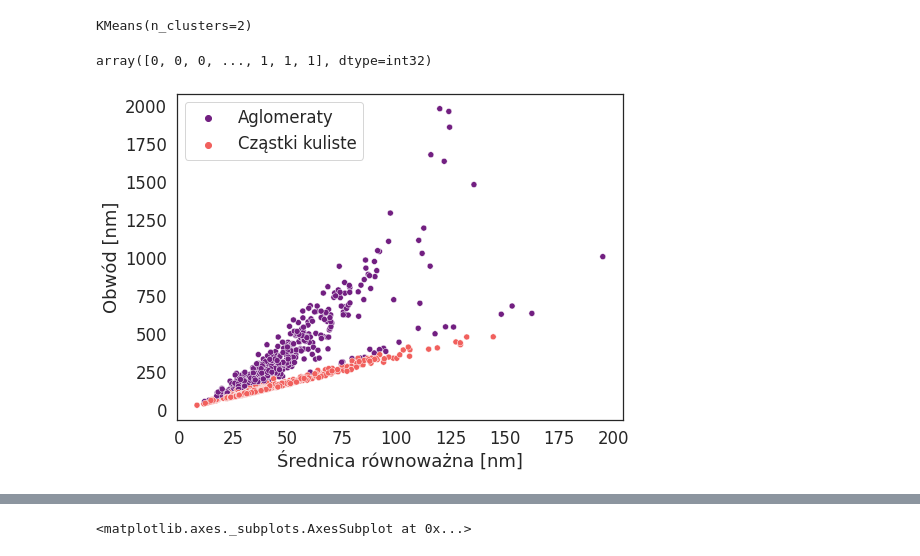
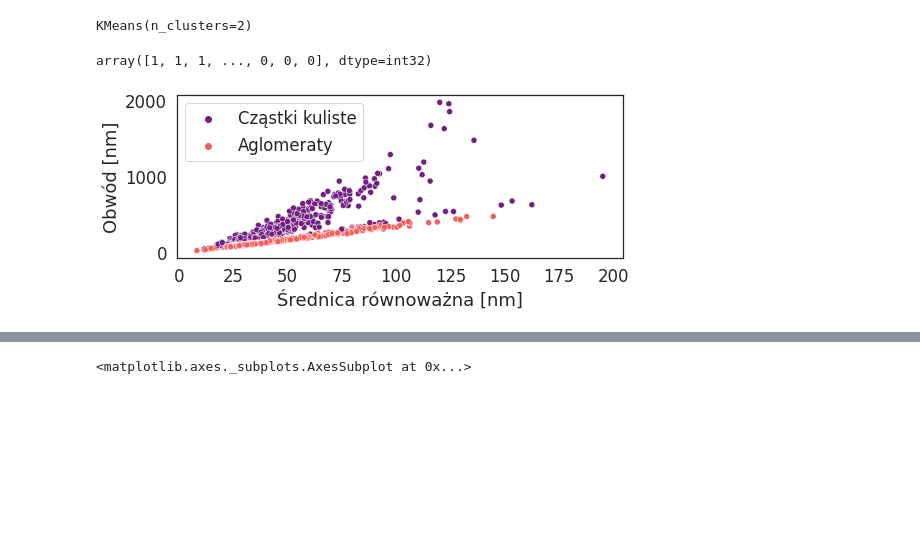
Before and after one commit to kozz84/particle_analysis, a Jupyter notebook: Size_distribution_100Hz_kmeans.ipynb, the cells around one changed output, grey strips where cells are left out. Saved outputs shown, nothing was run; the diff lists cells and outputs as text; code cells hidden in the pictures; blank space fills up the shorter version.

```diff
--- a/Size_distribution_100Hz_kmeans.ipynb
+++ b/Size_distribution_100Hz_kmeans.ipynb
@@ -88,3 +90,10 @@ kmeans = KMeans(init="k-means++", n_clusters=2, n_init=10)
+# %%
+kmeans = SpectralClustering(
+                        n_clusters=2,
+                            affinity='nearest_neighbors',
+                            assign_labels='kmeans',
+                            random_state=32
+                            )
 # %%
 kmeans.fit(df_kcluster_scaled)
 # %% [output]
@@ -94,19 +103,19 @@ KMeans(n_clusters=2)
 # %%
 kmeans.labels_
 # %% [output]
-array([0, 0, 0, ..., 1, 1, 1], dtype=int32)
+array([1, 1, 1, ..., 0, 0, 0], dtype=int32)
 # %%
 df_kcluster['grupa_klastry'] = kmeans.labels_
 # %%
 df_kcluster['grupa_klastry'] = df_kcluster['grupa_klastry'].map({0:'Aglomeraty',1:"Cząstki kuliste"})
 # %%
-plt.figure(figsize=(8,6))
+plt.figure(figsize=(8,3))
 sns.set(font_scale=1.5)
 sns.set_style(style='white')
 sns.scatterplot(data=df_kcluster, y='Perim.',x='Equivalent Diameter', hue='grupa_klastry',palette='magma')
 plt.xlabel('Średnica równoważna [nm]')
 plt.ylabel('Obwód [nm]')
 plt.legend().set_title('')
 # %% [output]
-[figure, old version]
+[figure, new version]
 # %%
```
Also changed, not shown: parts of 14 cells of this notebook.
